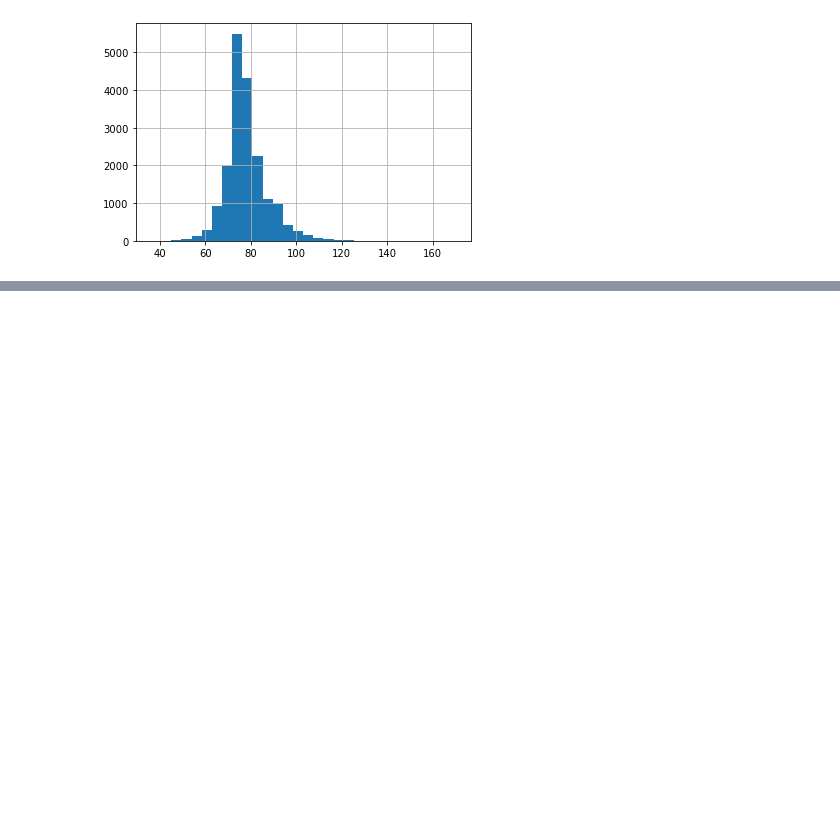
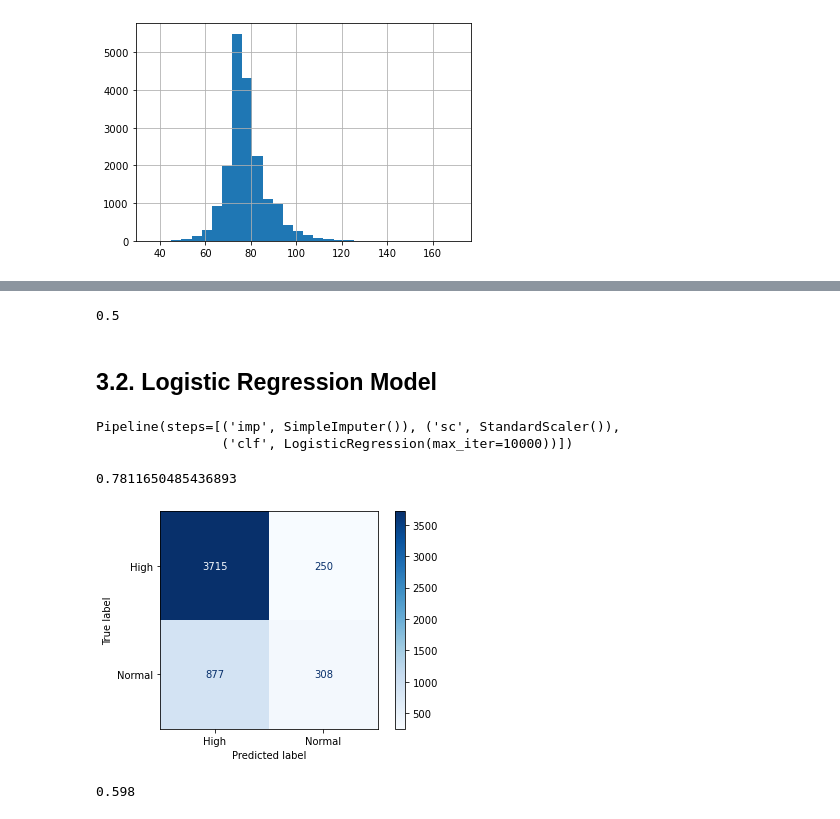
Before and after one commit to CodyCan/High-Blood-Pressure-Analysis, a Jupyter notebook: code/01_EDA_Cleaning.ipynb, the cells around one changed output, grey strips where cells are left out. Saved outputs shown, nothing was run; the diff lists cells and outputs as text; code cells hidden in the pictures; blank space fills up the shorter version.

```diff
--- a/code/01_EDA_Cleaning.ipynb
+++ b/code/01_EDA_Cleaning.ipynb
@@ -318,0 +455,27 @@ hbp["heart_rate_2"].hist(bins=30);
+# %%
+balanced_accuracy_score(y_test, model0.predict(X_test)).round(3)
+# %% [output]
+0.5
+# %% [markdown]
+## 3.2. Logistic Regression Model
+# %%
+steps1 = [("imp", si), ("sc", ss), ("clf", logreg)]
+model1 = Pipeline(steps = steps1)
+model1.fit(X_train, y_train)
+# %% [output]
+Pipeline(steps=[('imp', SimpleImputer()), ('sc', StandardScaler()),
+                ('clf', LogisticRegression(max_iter=10000))])
+# %%
+model1.score(X_test, y_test)
+#about the same as the baseline accuracy
+# %% [output]
+0.7811650485436893
+# %%
+ConfusionMatrixDisplay.from_estimator(model1, X_test, y_test, cmap="Blues", display_labels=["High", "Normal"]);
+# %% [output]
+[figure, added]
+# %%
+balanced_accuracy_score(y_test, model1.predict(X_test)).round(3)
+#higher than the baseline model which is 0.5
+# %% [output]
+0.598
```
Also changed, not shown: parts of 23 cells of this notebook.
